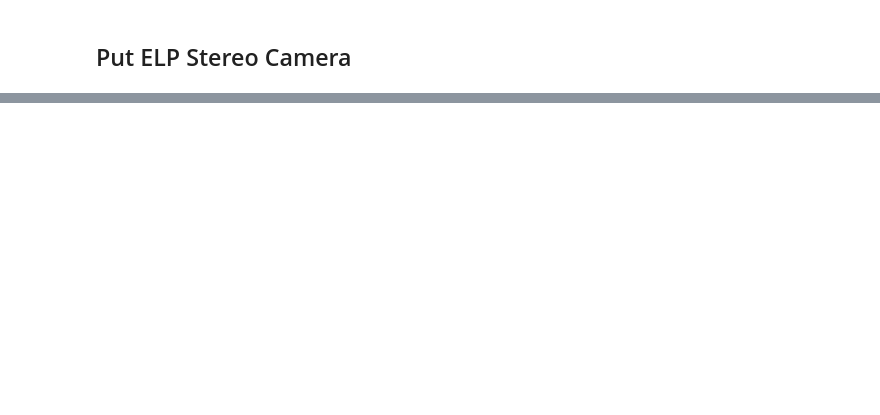
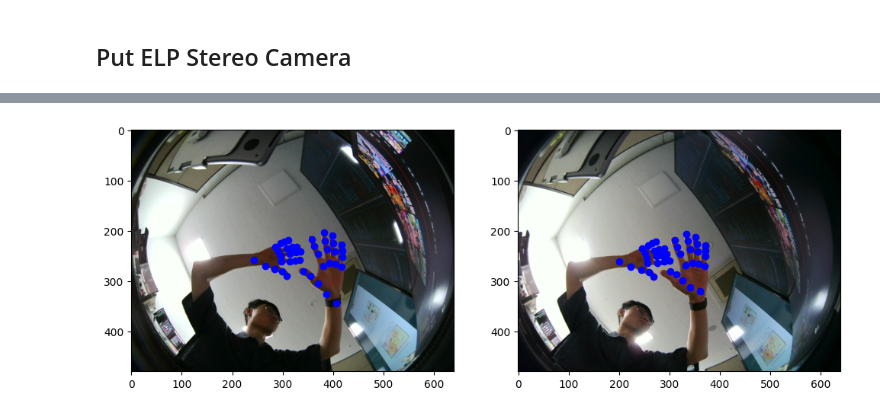
Before and after one commit to 2InfinityN6eyond/AbsoluteTrack, a Jupyter notebook: agora/playgroynd_io.ipynb, the cells around one changed output, grey strips where cells are left out. Drawn from its saved outputs; the diff is of its cells as text; code cells hidden in the pictures; blank space fills up the shorter version.

```diff
--- a/agora/playgroynd_io.ipynb
+++ b/agora/playgroynd_io.ipynb
@@ -1514,22 +2056,17 @@ cam_right = camera.Fisheye62CameraModel(
 # %%
-FRAME_IDX = 88
-
 mp_hands = mp.solutions.hands
 mp_drawing = mp.solutions.drawing_utils
-hands = mp_hands.Hands(
+hands_left_cam = mp_hands.Hands(
     max_num_hands = 2,
-
     model_complexity = 1,
     min_detection_confidence = 0.3,
     min_tracking_confidence = 0.3
 )
 
-res = hands.process(
-    cv2.cvtColor(
-        input_frame.views[2].image,
-        cv2.COLOR_GRAY2RGB
-    )
+hands_right_cam = mp_hands.Hands(
+    max_num_hands = 2,
+    model_complexity = 1,
+    min_detection_confidence = 0.3,
+    min_tracking_confidence = 0.3
 )
-
-print(res.multi_handedness)
 # %% [output]
@@ -1545,0 +2081,74 @@ W0000 00:00:1724500342.594853   33144 inference_feedback_manager.cc:114] Feedbac
+# %%
+cap = open_stereo_camera(IMG_WIDTH, IMG_HEIGHT, CAM_ID_MAX)
+ret, frame_stereo = cap.read()
+frame_stereo = cv2.cvtColor(frame_stereo, cv2.COLOR_BGR2RGB)
+frame_left = frame_stereo[:, :IMG_WIDTH]
+frame_right = frame_stereo[:, IMG_WIDTH:]
+frame_right_gray = cv2.cvtColor(frame_right, cv2.COLOR_RGB2GRAY)
+frame_left_gray = cv2.cvtColor(frame_left, cv2.COLOR_RGB2GRAY)
+cap.release()
+
+hand_pose_result_left_cam = hands_left_cam.process(frame_left)
+# key : handedness index
+# value : window coordinate hand pose
+if hand_pose_result_left_cam.multi_handedness :
+    hand_pose_window_left_cam : Dict[int, np.ndarray] = dict(zip(
+        list(map(
+            lambda x : x.classification[0].index,
+            hand_pose_result_left_cam.multi_handedness
+        )),
+        list(map(
+            lambda landamrk_per_hand : np.array(list(map(
+                lambda l : [l.x, l.y, l.z],
+                landamrk_per_hand.landmark
+            ))) * np.array([frame_left.shape[1], frame_left.shape[0], 1]),
+            hand_pose_result_left_cam.multi_hand_landmarks
+        ))
+    ))
+print("left cam detected hand index : ", *hand_pose_window_left_cam.keys())
+
+hand_pose_result_right_cam = hands_right_cam.process(frame_right)
+if hand_pose_result_right_cam.multi_handedness :
+    hand_pose_window_right_cam : Dict[int, np.ndarray] = dict(zip(
+        list(map(
+            lambda x : x.classification[0].index,
+            hand_pose_result_right_cam.multi_handedness
+        )),
+        list(map(
+            lambda landamrk_per_hand : np.array(list(map(
+                lambda l : [l.x, l.y, l.z],
+                landamrk_per_hand.landmark
+            ))) * np.array([frame_right.shape[1], frame_right.shape[0], 1]),
+            hand_pose_result_right_cam.multi_hand_landmarks
+        ))
+    ))
+    hand_pose_window_right_cam
+print("right cam detected hand index : ", *hand_pose_window_right_cam.keys())
+
+VIS_HAND_IDX_LIST = [0, 1]
+
+plt.figure(figsize=(12, 6))
+plt.subplot(1, 2, 1)
+plt.imshow(frame_left)
+for hand_idx in VIS_HAND_IDX_LIST :
+    if hand_idx in hand_pose_window_left_cam :
+        print(hand_idx)
+        plt.scatter(
+            hand_pose_window_left_cam[hand_idx][:, 0],
+            hand_pose_window_left_cam[hand_idx][:, 1],
+            color='blue',
+            label='Keypoint'
+        )
+
+plt.subplot(1, 2, 2)
+plt.imshow(frame_right)
+for hand_idx in VIS_HAND_IDX_LIST :
+    if hand_idx in hand_pose_window_right_cam :
+        plt.scatter(
+            hand_pose_window_right_cam[hand_idx][:, 0],
+            hand_pose_window_right_cam[hand_idx][:, 1],
+            color='blue',
+            label='Keypoint'
+    )
+plt.show()
+# %% [output]
@@ -1545,0 +2160 @@ W0000 00:00:1724500342.594853   33144 inference_feedback_manager.cc:114] Feedbac
+[figure, added]
```
Also changed, not shown: parts of 18 cells of this notebook, 1 other file.
